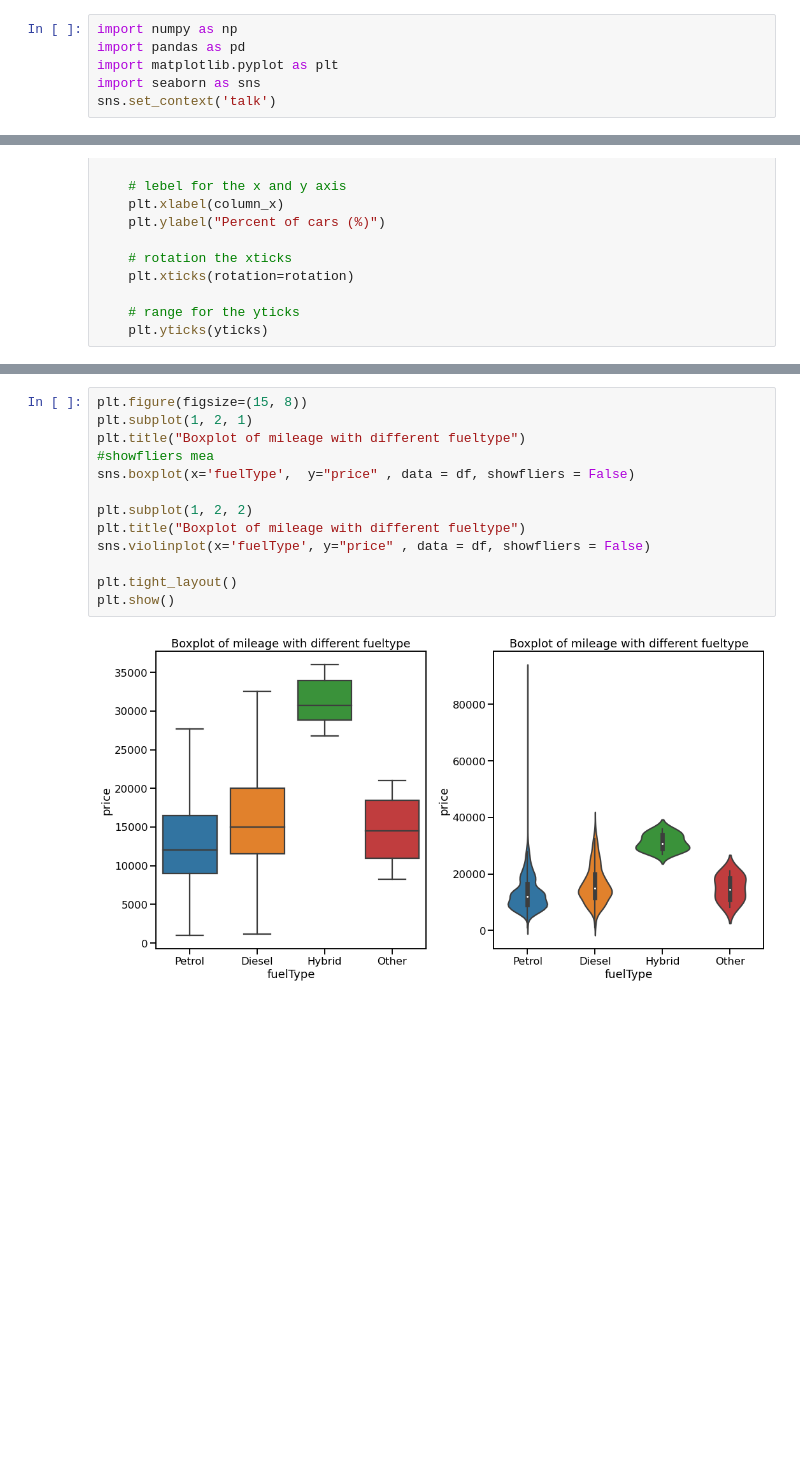
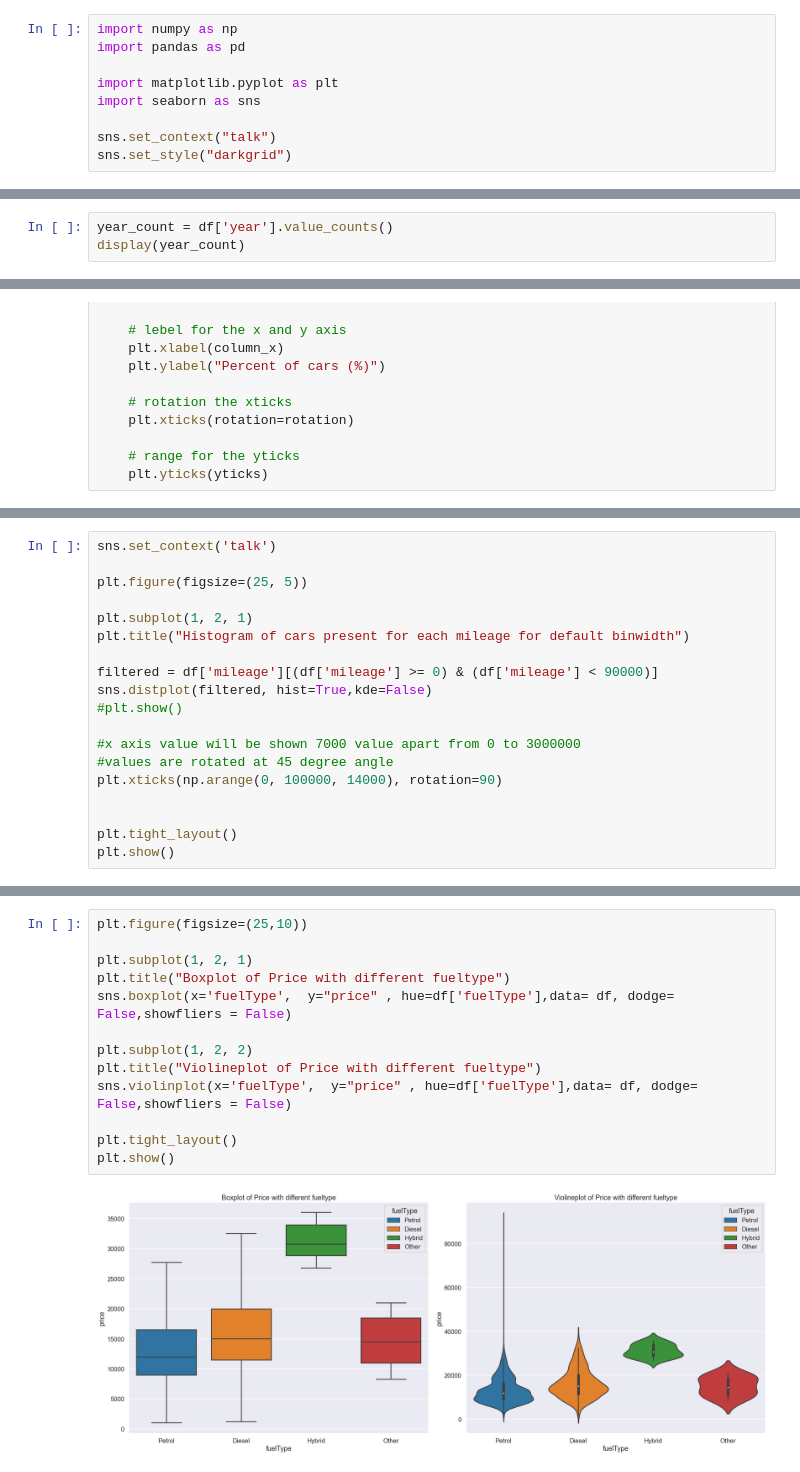
Before and after one commit to shahrier-antor/SKODA_USED_CAR_ANALYSIS, a Jupyter notebook: skoda_used_car_EDA.ipynb, the cells around one changed output, grey strips where cells are left out. Saved outputs shown, nothing was run; the diff lists cells and outputs as text; blank space fills up the shorter version.

```diff
--- a/skoda_used_car_EDA.ipynb
+++ b/skoda_used_car_EDA.ipynb
@@ -1,6 +3,9 @@
 # %%
 import numpy as np
 import pandas as pd
+
 import matplotlib.pyplot as plt
 import seaborn as sns
-sns.set_context('talk')
+
+sns.set_context("talk")
+sns.set_style("darkgrid")
@@ -8,0 +52,3 @@ df = pd.read_csv("skoda.csv")
+# %%
+year_count = df['year'].value_counts()
+display(year_count)
@@ -131,0 +208,19 @@ plt.show()
+# %%
+sns.set_context('talk')
+
+plt.figure(figsize=(25, 5))
+
+plt.subplot(1, 2, 1)
+plt.title("Histogram of cars present for each mileage for default binwidth")
+
+filtered = df['mileage'][(df['mileage'] >= 0) & (df['mileage'] < 90000)]
+sns.distplot(filtered, hist=True,kde=False)
+#plt.show()
+
+#x axis value will be shown 7000 value apart from 0 to 3000000
+#values are rotated at 45 degree angle
+plt.xticks(np.arange(0, 100000, 14000), rotation=90)
+
+
+plt.tight_layout()
+plt.show()
@@ -200,16 +360,16 @@ The occurances of different values of enginesize is easily visible here. The occ
 # %%
-plt.figure(figsize=(15, 8))
+plt.figure(figsize=(25,10))
+
 plt.subplot(1, 2, 1)
-plt.title("Boxplot of mileage with different fueltype")
-#showfliers mea
-sns.boxplot(x='fuelType',  y="price" , data = df, showfliers = False)
+plt.title("Boxplot of Price with different fueltype")
+sns.boxplot(x='fuelType',  y="price" , hue=df['fuelType'],data= df, dodge= False,showfliers = False)
 
 plt.subplot(1, 2, 2)
-plt.title("Boxplot of mileage with different fueltype")
-sns.violinplot(x='fuelType', y="price" , data = df, showfliers = False)
+plt.title("Violineplot of Price with different fueltype")
+sns.violinplot(x='fuelType',  y="price" , hue=df['fuelType'],data= df, dodge= False,showfliers = False)
 
 plt.tight_layout()
 plt.show()
 # %% [output]
-[figure, old version]
+[figure, new version]
 # %% [markdown]
```
Also changed, not shown: parts of 47 cells of this notebook.
